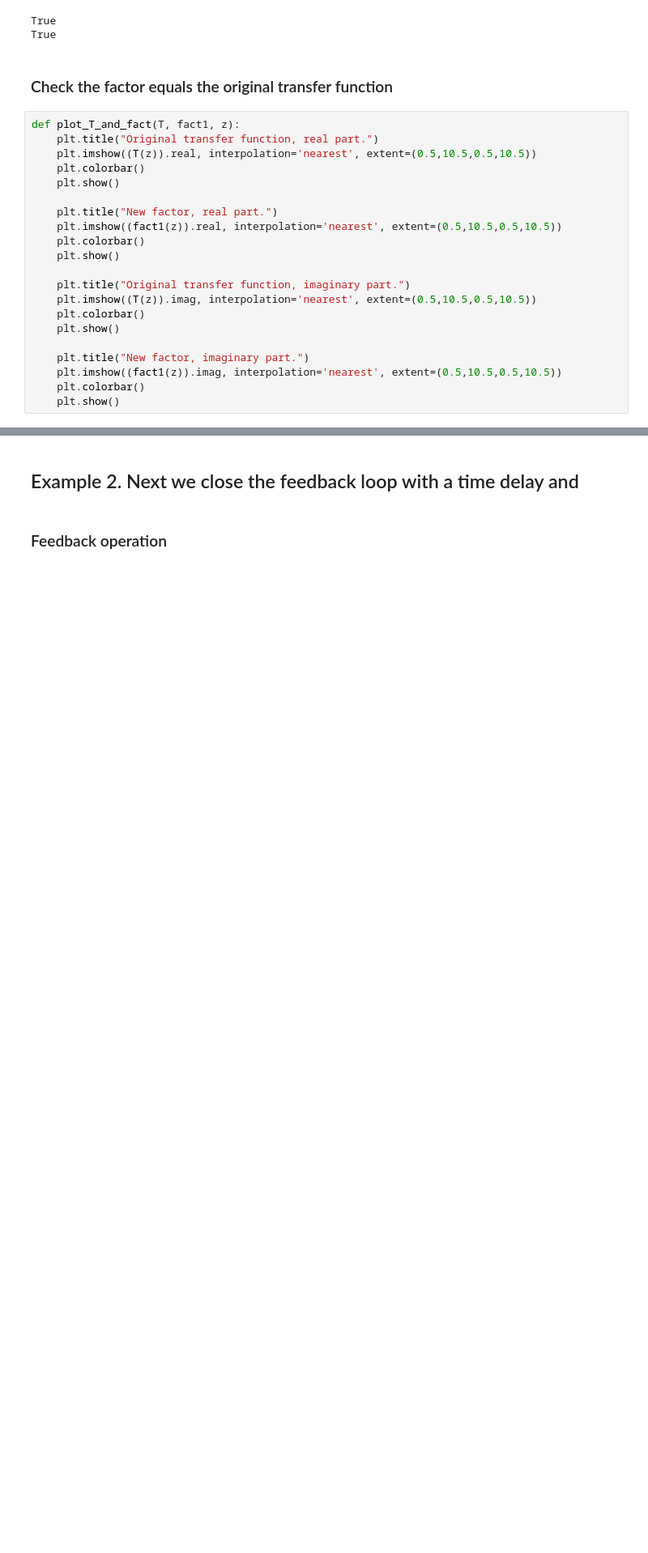
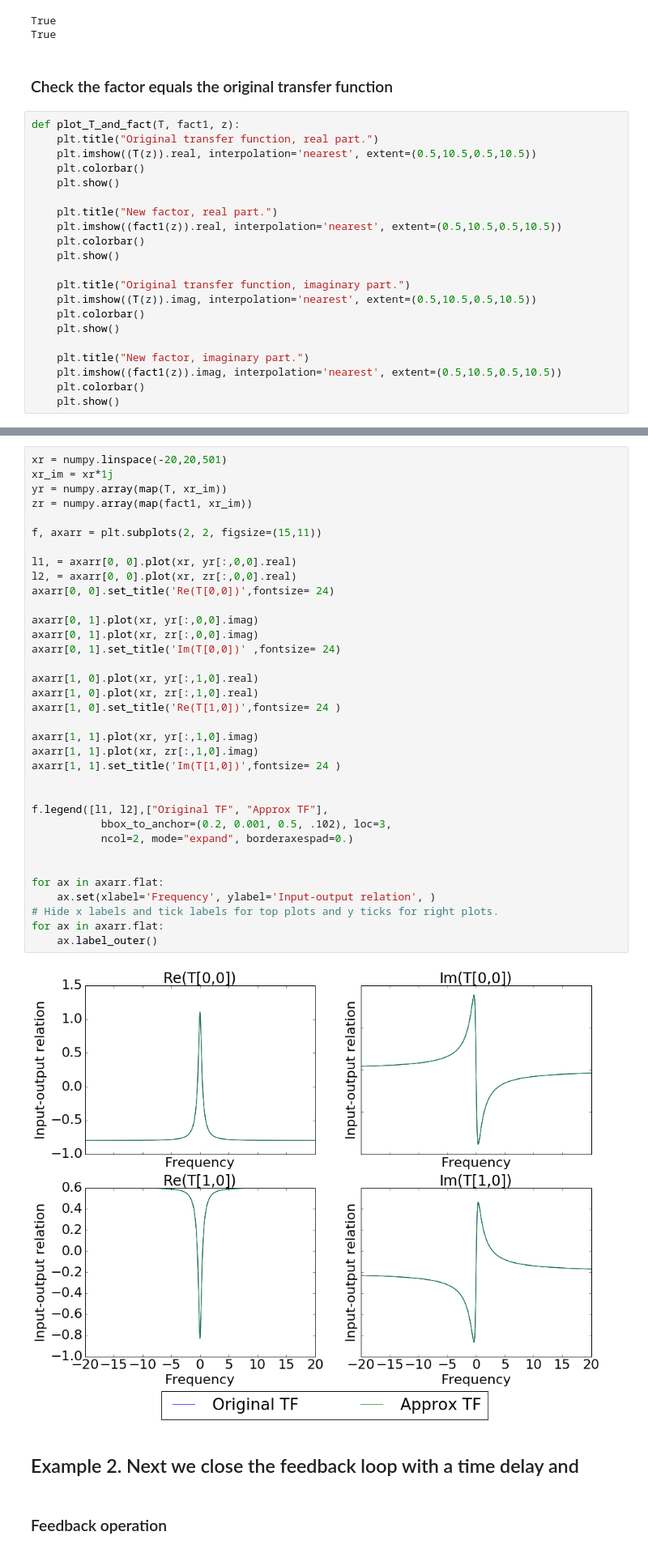
Before and after one commit to tabakg/active_lin_sys_fact, a Jupyter notebook: sample_active_linear_system_3.ipynb, the cells around one changed output, grey strips where cells are left out. Shown at 81% size. Cells and saved outputs as stored; diff of their text form; blank space fills up the shorter version.

```diff
--- a/sample_active_linear_system_3.ipynb
+++ b/sample_active_linear_system_3.ipynb
@@ -487,3 +487,40 @@ plot_T_and_fact(T, fact1, 1j+1.)
+# %%
+xr = numpy.linspace(-20,20,501)
+xr_im = xr*1j
+yr = numpy.array(map(T, xr_im))
+zr = numpy.array(map(fact1, xr_im))
+
+f, axarr = plt.subplots(2, 2, figsize=(15,11))
+
+l1, = axarr[0, 0].plot(xr, yr[:,0,0].real)
+l2, = axarr[0, 0].plot(xr, zr[:,0,0].real)
+axarr[0, 0].set_title('Re(T[0,0])',fontsize= 24)
+
+axarr[0, 1].plot(xr, yr[:,0,0].imag)
+axarr[0, 1].plot(xr, zr[:,0,0].imag)
+axarr[0, 1].set_title('Im(T[0,0])' ,fontsize= 24)
+
+axarr[1, 0].plot(xr, yr[:,1,0].real)
+axarr[1, 0].plot(xr, zr[:,1,0].real)
+axarr[1, 0].set_title('Re(T[1,0])',fontsize= 24 )
+
+axarr[1, 1].plot(xr, yr[:,1,0].imag)
+axarr[1, 1].plot(xr, zr[:,1,0].imag)
+axarr[1, 1].set_title('Im(T[1,0])',fontsize= 24 )
+
+
+f.legend([l1, l2],["Original TF", "Approx TF"],
+           bbox_to_anchor=(0.2, 0.001, 0.5, .102), loc=3,
+           ncol=2, mode="expand", borderaxespad=0.)
+
+
+for ax in axarr.flat:
+    ax.set(xlabel='Frequency', ylabel='Input-output relation', )
+# Hide x labels and tick labels for top plots and y ticks for right plots.
+for ax in axarr.flat:
+    ax.label_outer()
+# %% [output]
+[figure, added]
 # %% [markdown]
 ## Example 2. Next we close the feedback loop with a time delay and
 # %% [markdown]
```
Also changed, not shown: parts of 8 cells of this notebook.
